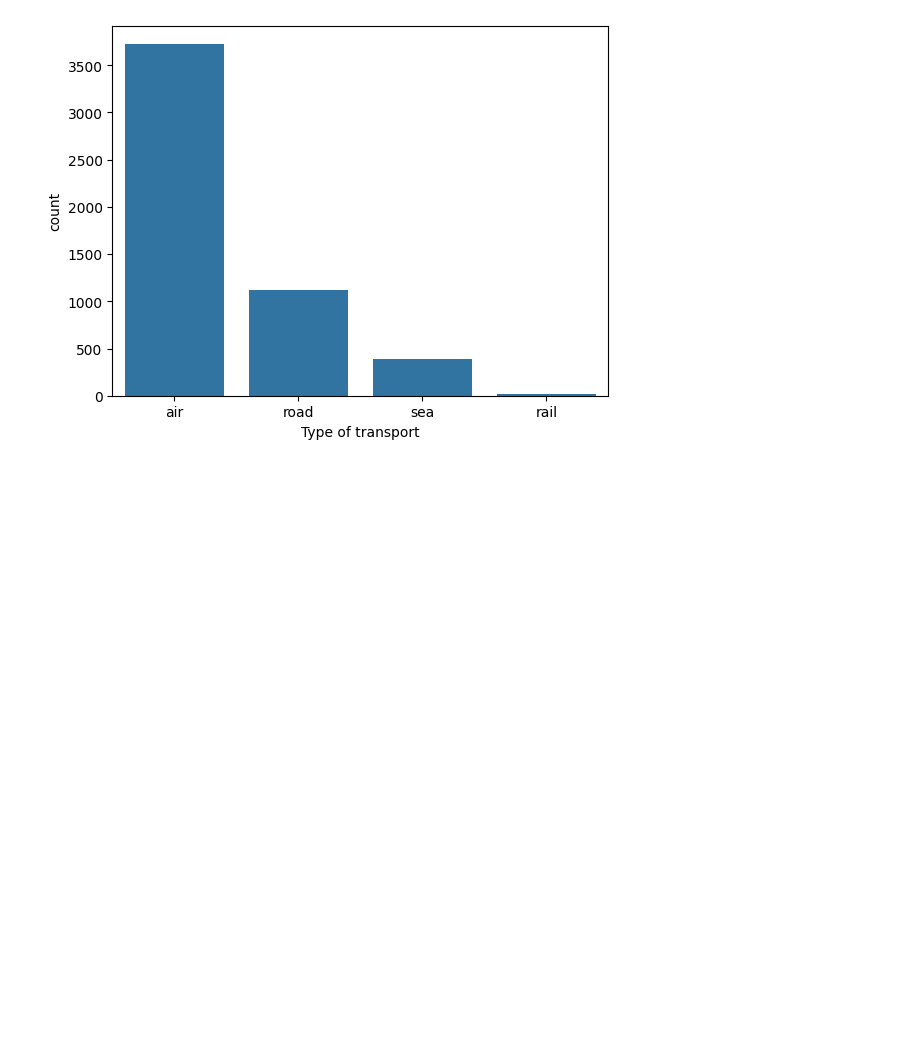
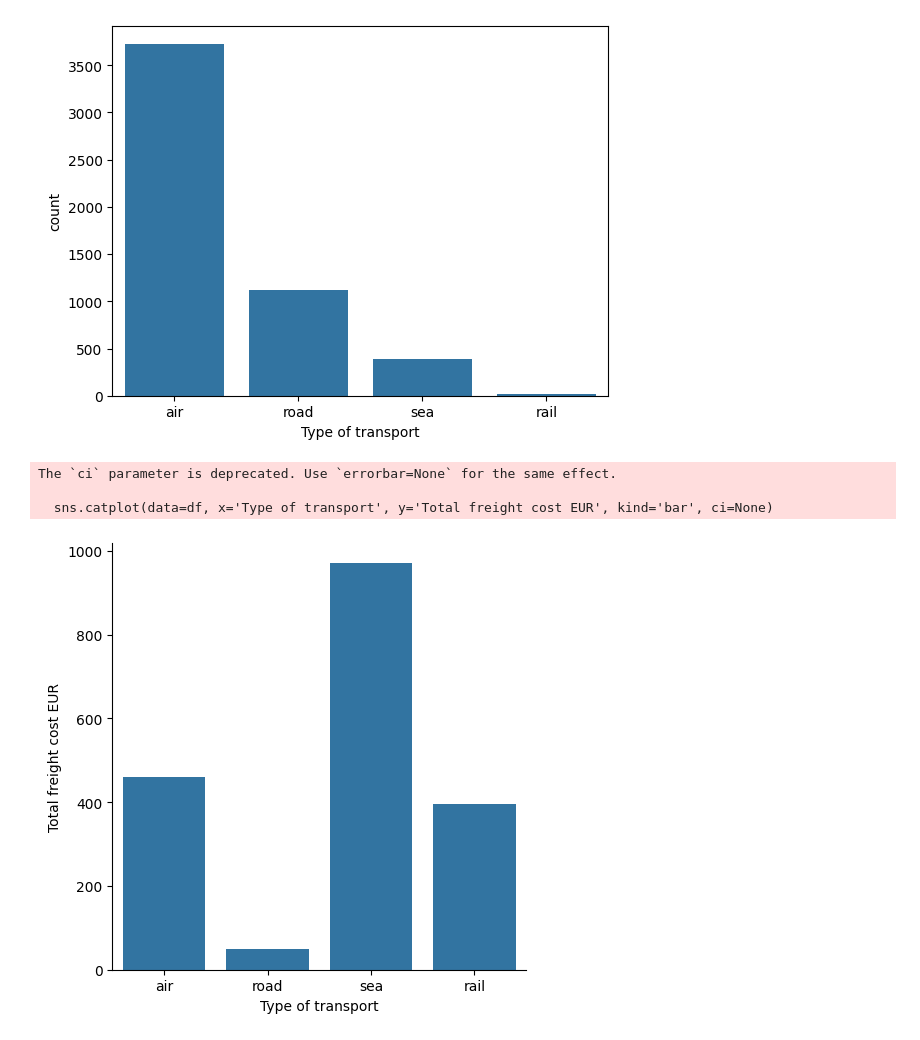
Before and after one commit to jDDDDDDDD/Logistyka, a Jupyter notebook: eda.ipynb, the cells around one changed output. Drawn from its saved outputs; the diff is of its cells as text; code cells hidden in the pictures; blank space fills up the shorter version.

```diff
--- a/eda.ipynb
+++ b/eda.ipynb
@@ -171,0 +169,8 @@ plt.show()
+# %%
+sns.catplot(data=df, x='Type of transport', y='Total freight cost EUR', kind='bar', ci=None)
+plt.show()
+# %% [output]
+The `ci` parameter is deprecated. Use `errorbar=None` for the same effect.
+
+  sns.catplot(data=df, x='Type of transport', y='Total freight cost EUR', kind='bar', ci=None)
+[figure, added]
```
Also changed, not shown: parts of 1 cell of this notebook.
